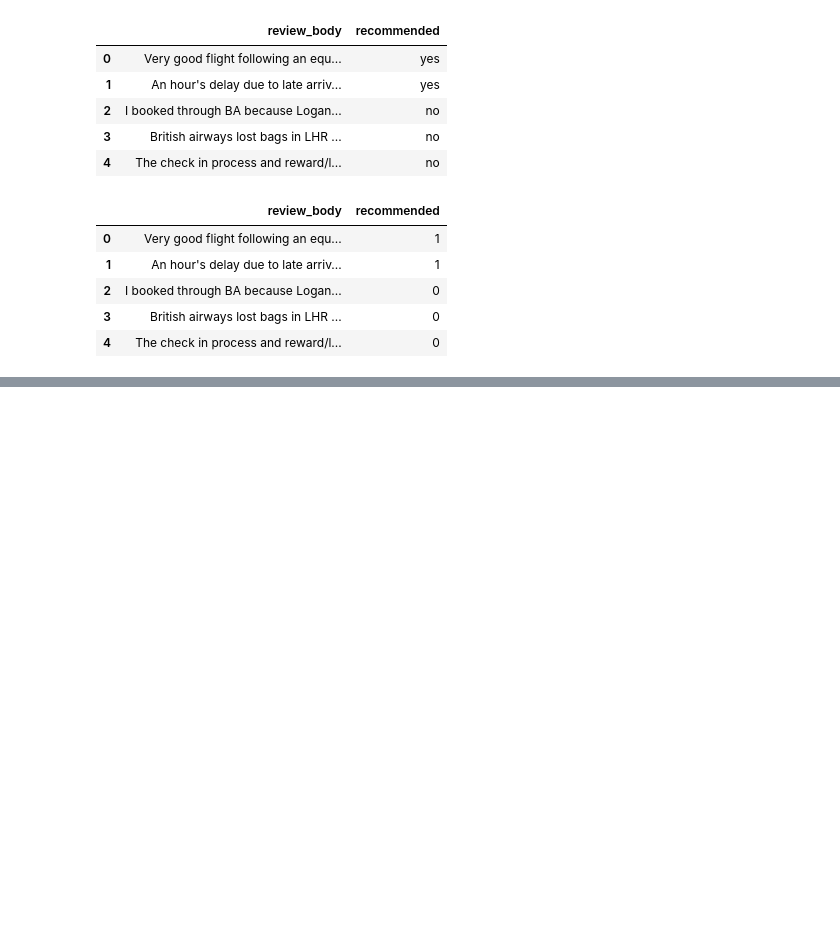
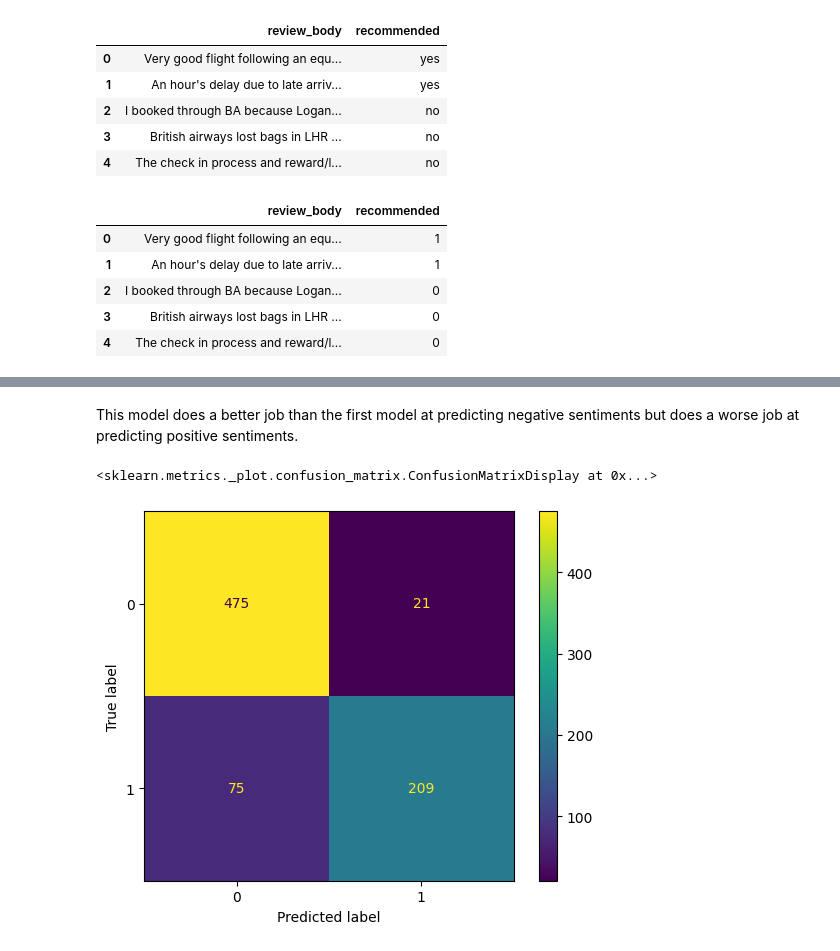
Before and after one commit to ryslipe/british_airlines, a Jupyter notebook: notebooks/03_sentiment_analysis.ipynb, the cells around one changed output, grey strips where cells are left out. Saved outputs shown, nothing was run; the diff lists cells and outputs as text; code cells hidden in the pictures; blank space fills up the shorter version.

```diff
--- a/notebooks/03_sentiment_analysis.ipynb
+++ b/notebooks/03_sentiment_analysis.ipynb
@@ -39,0 +125,29 @@ df.head()
+# %%
+# import the TfidfTransformer from sklearn.feature_extraction.text
+from sklearn.feature_extraction.text import TfidfTransformer
+
+# initialize the TfidfTransformer
+tfidf = TfidfTransformer()
+
+# fit transform the training data
+X_train_tfidf = tfidf.fit_transform(X_train_vec)
+
+# transform the test data
+X_test_tfidf = tfidf.transform(X_test_vec)
+
+# initialize the model
+log_reg_tfidf = LogisticRegression(max_iter=1000)
+
+# fit the model
+log_reg_tfidf.fit(X_train_tfidf, y_train)
+
+# predict
+y_pred_tfidf = log_reg_tfidf.predict(X_test_tfidf)
+# %% [markdown]
+This model does a better job than the first model at predicting negative sentiments but does a worse job at predicting positive sentiments.
+# %%
+# new confusion matrix display
+ConfusionMatrixDisplay.from_estimator(log_reg_tfidf, X_test_tfidf, y_test)
+# %% [output]
+<sklearn.metrics._plot.confusion_matrix.ConfusionMatrixDisplay at 0x...>
+[figure, added]
```
Also changed, not shown: parts of 12 cells of this notebook.
